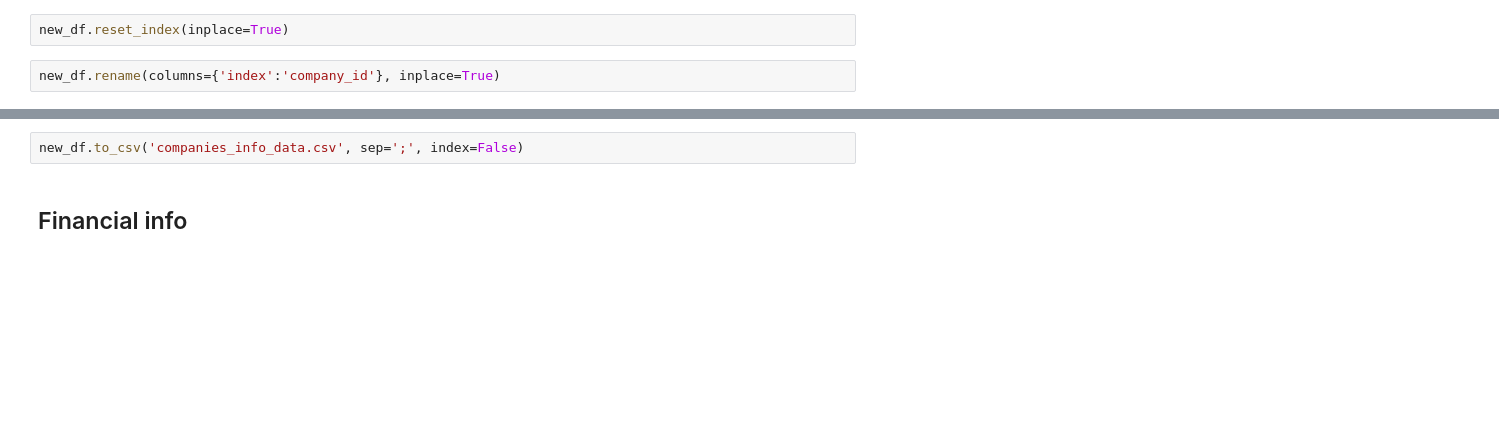
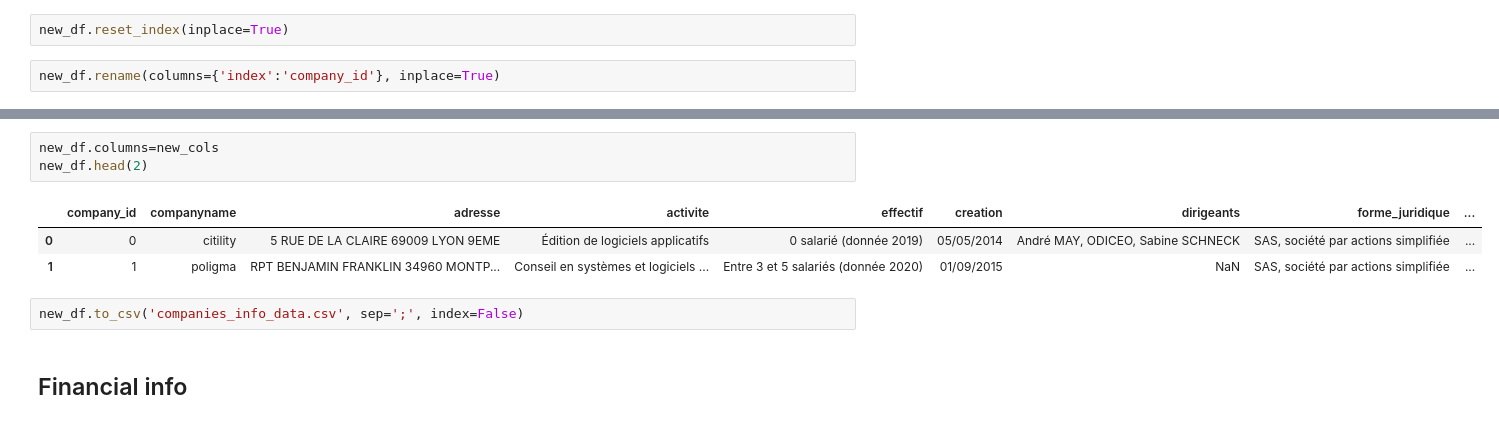
Before and after one commit to tatdef/IH_final_project, a Jupyter notebook: organizations/companies_data_scraping_1.ipynb, the cells around one changed output, grey strips where cells are left out. Drawn from its saved outputs; the diff is of its cells as text; blank space fills up the shorter version.

```diff
--- a/organizations/companies_data_scraping_1.ipynb
+++ b/organizations/companies_data_scraping_1.ipynb
@@ -229,3 +234,10 @@ new_df.head()
+# %%
+new_df.columns=new_cols
+new_df.head(2)
+# %% [output]
+|  | company_id | companyname | adresse | activite | effectif | creation | dirigeants | forme_juridique | ... |
+| 0 | 0 | citility | 5 RUE DE LA CLAIRE 69009 LYON 9EME | Édition de logiciels applicatifs | 0 salarié (donnée 2019) | 05/05/2014 | André MAY, ODICEO, Sabine SCHNECK | SAS, société par actions simplifiée | ... |
+| 1 | 1 | poligma | RPT BENJAMIN FRANKLIN 34960 MONTP... | Conseil en systèmes et logiciels ... | Entre 3 et 5 salariés (donnée 2020) | 01/09/2015 | NaN | SAS, société par actions simplifiée | ... |
 # %%
 new_df.to_csv('companies_info_data.csv', sep=';', index=False)
 # %% [markdown]
```
Also changed, not shown: parts of 10 cells of this notebook, 5 other files.
